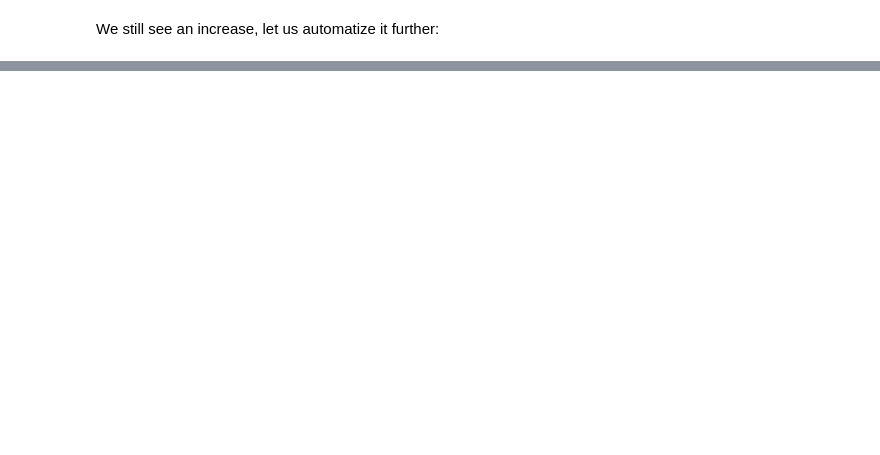
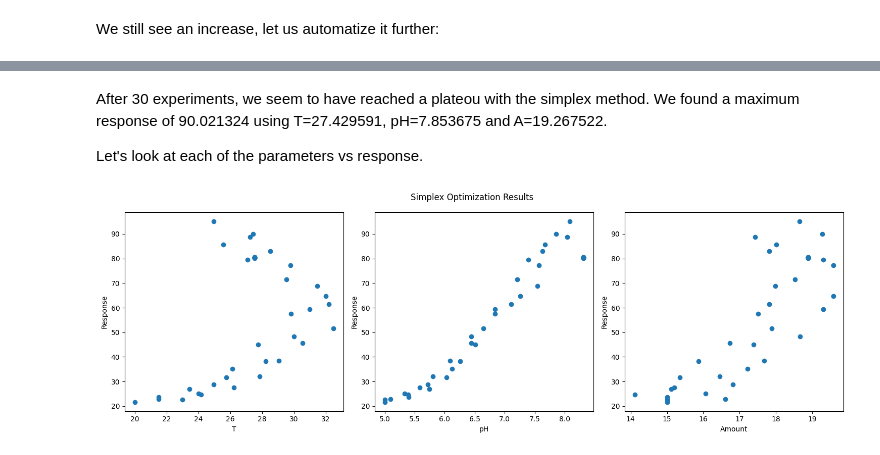
Before and after one commit to peterbmob/DHMVADoE, a Jupyter notebook: Excercises/Simplex.ipynb, the cells around one changed output, grey strips where cells are left out. Drawn from its saved outputs; the diff is of its cells as text; code cells hidden in the pictures; blank space fills up the shorter version.

```diff
--- a/Excercises/Simplex.ipynb
+++ b/Excercises/Simplex.ipynb
@@ -357,0 +356,24 @@ After 22 experiments, we seem to have reached a plateou with the simplex method.
+# %% [markdown]
+After 30 experiments, we seem to have reached a plateou with the simplex method. We found a maximum response of 90.021324 using T=27.429591,	pH=7.853675 and	A=19.267522.
+
+Let's look at each of the parameters vs response.
+# %%
+fig, axs = plt.subplots(1, 3, figsize=(15, 5))
+fig.suptitle('Simplex Optimization Results')
+
+axs[0].scatter(Resp['T'], Resp['Response'])
+axs[0].set_xlabel('T')
+axs[0].set_ylabel('Response')
+
+axs[1].scatter(Resp['pH'], Resp['Response'])
+axs[1].set_xlabel('pH')
+axs[1].set_ylabel('Response')
+
+axs[2].scatter(Resp['Amount'], Resp['Response'])
+axs[2].set_xlabel('Amount')
+axs[2].set_ylabel('Response')
+
+plt.tight_layout()
+plt.show()
+# %% [output]
+[figure, added]
```
Also changed, not shown: parts of 19 cells of this notebook.
